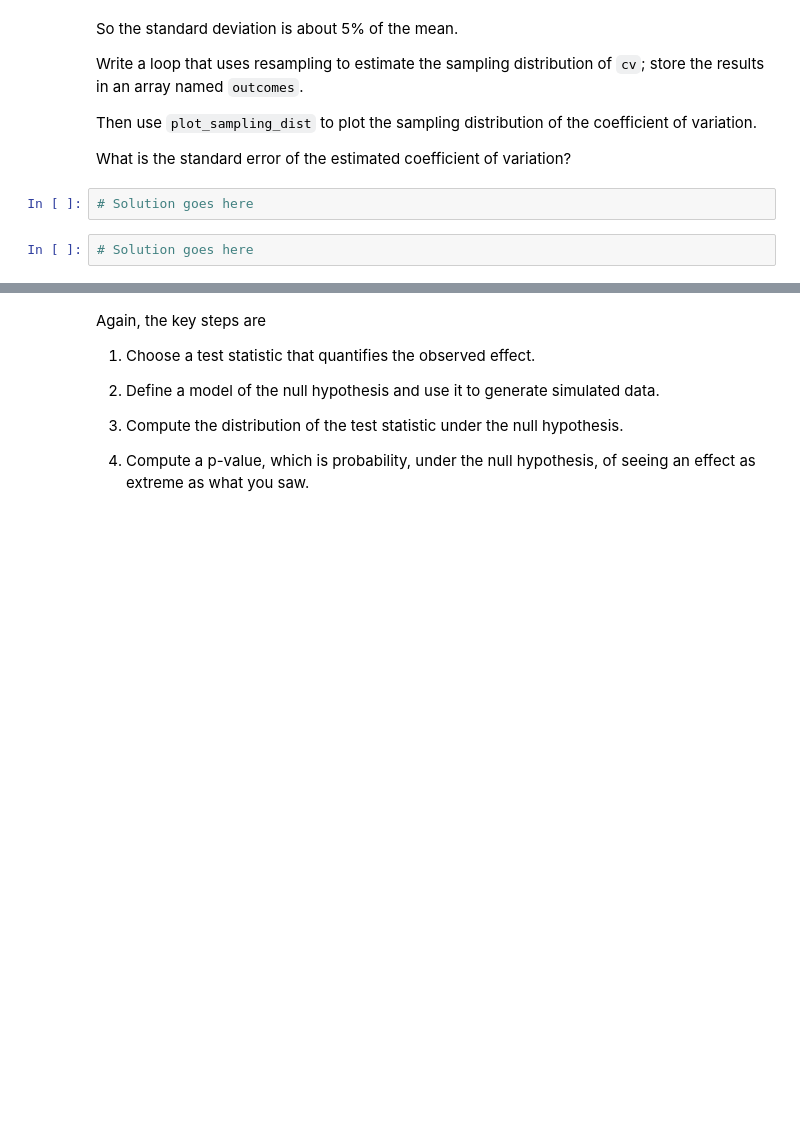
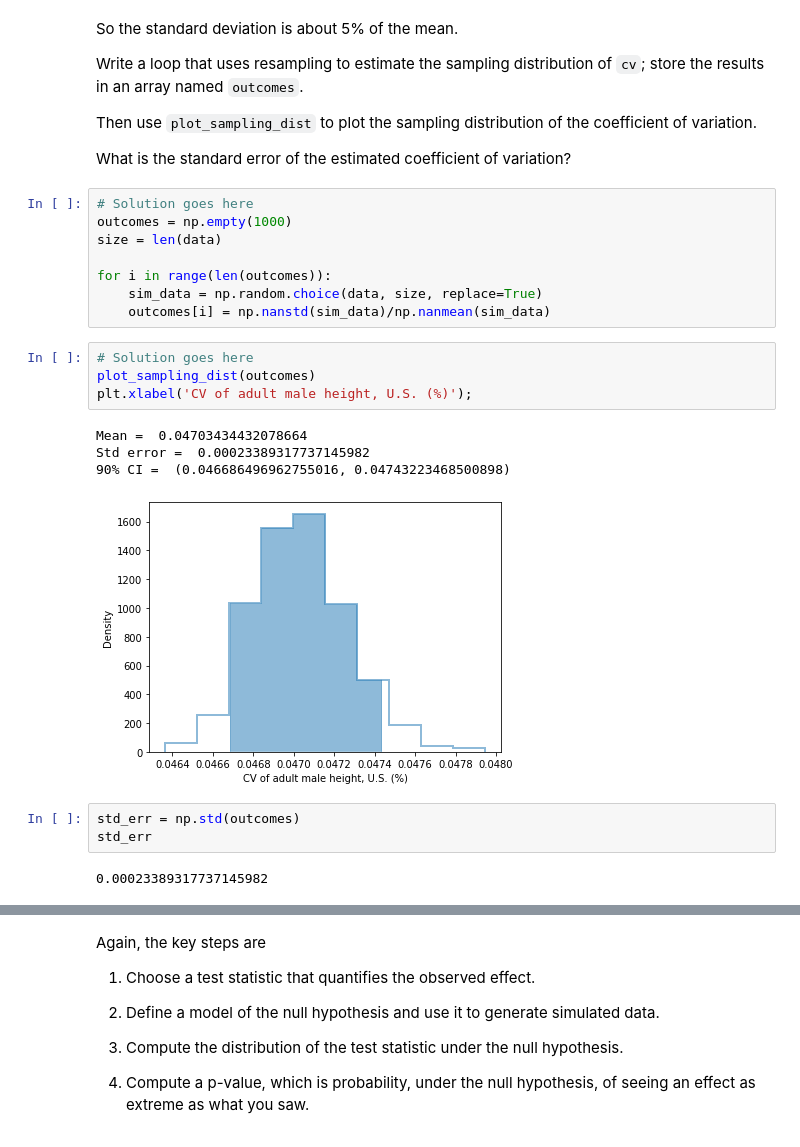
Before and after one commit to jespinozallanos/Elements_of_DS, a Jupyter notebook: Copy_of_11_inference.ipynb, the cells around one changed output, grey strips where cells are left out. Drawn from its saved outputs; the diff is of its cells as text; blank space fills up the shorter version.

```diff
--- a/Copy_of_11_inference.ipynb
+++ b/Copy_of_11_inference.ipynb
@@ -785,10 +769,28 @@ Write a loop that uses resampling to estimate the sampling distribution of `cv`;
 Then use `plot_sampling_dist` to plot the sampling distribution of the coefficient of variation.
 
 What is the standard error of the estimated coefficient of variation?
-# %%
-# Solution goes here
-# %%
-# Solution goes here
+# %%
+# Solution goes here
+outcomes = np.empty(1000)
+size = len(data)
+
+for i in range(len(outcomes)):
+    sim_data = np.random.choice(data, size, replace=True)
+    outcomes[i] = np.nanstd(sim_data)/np.nanmean(sim_data)
+# %%
+# Solution goes here
+plot_sampling_dist(outcomes)
+plt.xlabel('CV of adult male height, U.S. (%)');
+# %% [output]
+Mean =  0.04703434432078664
+Std error =  0.00023389317737145982
+90% CI =  (0.046686496962755016, 0.04743223468500898)
+[figure, added]
+# %%
+std_err = np.std(outcomes)
+std_err
+# %% [output]
+0.00023389317737145982
 # %% [markdown]
 ## Summary
 
```
Also changed, not shown: parts of 29 cells of this notebook.
